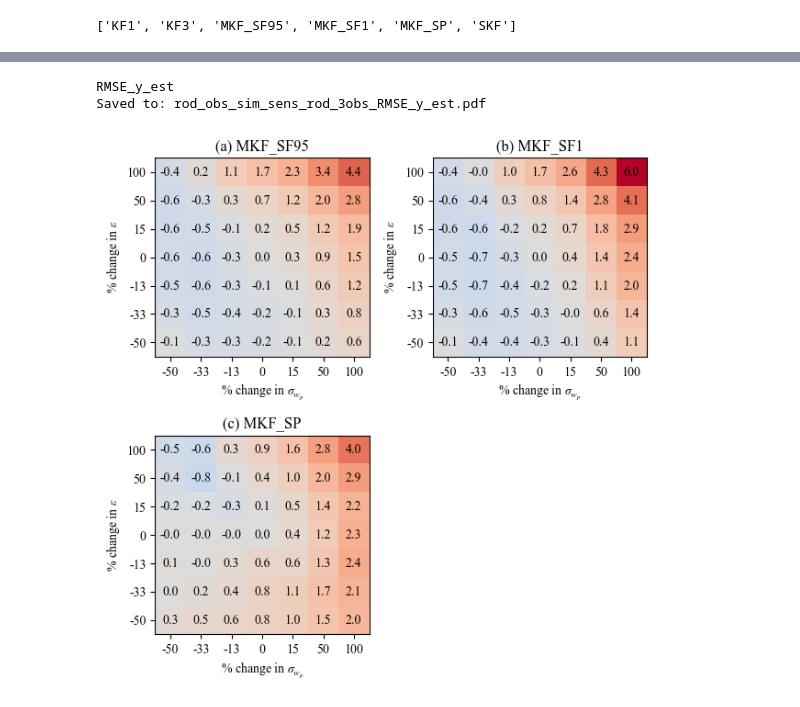
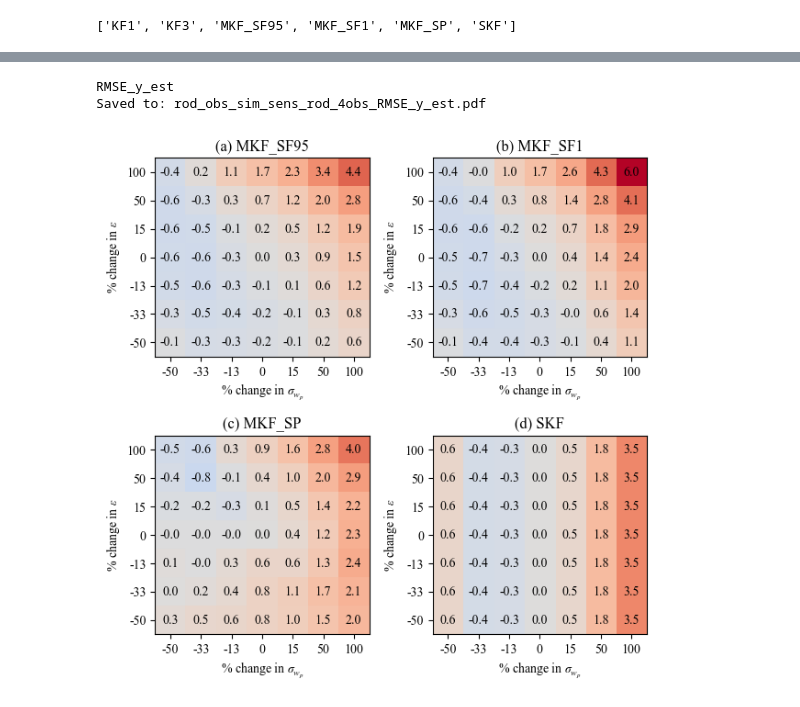
Before and after one commit to billtubbs/thesis-sims, a Jupyter notebook: Heatmap-plots-of-sensitivity-results.ipynb, the cells around one changed output, grey strips where cells are left out. Cells and saved outputs as stored; diff of their text form; code cells hidden in the pictures.

```diff
--- a/Heatmap-plots-of-sensitivity-results.ipynb
+++ b/Heatmap-plots-of-sensitivity-results.ipynb
@@ -310,7 +262,6 @@ summary_results.head()
 5 rows × 1218 columns
 # %%
 obs_label = 'MKF_SF95'
-centre_point = (0.01, 0.2717)
 xlabel = "% change in $\sigma_{w_p}$"
 ylabel = "% change in $\epsilon$"
 minmax = (-0.5, 0.5)
@@ -322,12 +273,3 @@ obs_labels = summary_results.loc[:, labels].iloc[0].tolist()
 obs_labels
 # %% [output]
 ['KF1', 'KF3', 'MKF_SF95', 'MKF_SF1', 'MKF_SP', 'SKF']
-# %%
-var_names = ['epsilon', 'sigma_wp_1_2']
-centre_points = {'epsilon': 0.01, 'sigma_wp_1_2': 0.2717}
-var_values = {name: summary_results[name].unique().tolist() for name in var_names}
-for name in var_names:
-    x = pd.Series(var_values[name], name=name)
-    pct_chg = pd.Series((100*(x - centre_points[name]) / centre_points[name]).round(0).astype(int), name='%')
-    values = pd.concat([x, pct_chg], axis=1)
-    print(values)
@@ -386,6 +303,7 @@ metric_labels
 # %%
 for metric_label in metric_labels:
     data = sensitivity_data[f'{metric_label}_{obs_label}']
+    centre_point = tuple(centre_points.values())
     print(metric_label)
     plt.figure(figsize=(3.21, 3.15))
     make_sensitivity_heatmap(data, centre_point, xlabel, ylabel,
@@ -424,7 +342,7 @@ obs_labels
 # %% [output]
 ['KF1', 'KF3', 'MKF_SF95', 'MKF_SF1', 'MKF_SP', 'SKF']
 # %%
-obs_labels_select = ['MKF_SF95', 'MKF_SF1', 'MKF_SP']  # TODO: need to check sims for SKF
+obs_labels_select = ['MKF_SF95', 'MKF_SF1', 'MKF_SP', 'SKF']
 # ['RMSE_y_est', 'RMSE_tr_y_est', 'RMSE_ss_y_est', 'Var_ss_y_est', 'RMSD_ss_y_est']
 metric_label = 'RMSE_y_est'
 
@@ -441,30 +359,31 @@ sensitivity_data.shape
 # %%
 print(metric_label)
 fig, axes = plt.subplots(2, 2, figsize=(6.2, 6.2))
 
 if len(obs_labels_select) == 3:
     axes[1, 1].remove()
 
 c = 'a'
 for obs_label, ax in zip(obs_labels_select, axes.flatten()):
     data = sensitivity_data[f'{metric_label}_{obs_label}']
+    centre_point = tuple(centre_points.values())
     make_sensitivity_heatmap(
         data, centre_point, xlabel, ylabel, ax=ax,
         title=f"({c}) {obs_label}",
         transform='pct', minmax=[-6, 6], fmt='{:.1f}',
         reverse_y=True
     )
     # Increment index letter
     c = chr(ord(c) + 1)
 
 plt.tight_layout()
-filename = f'rod_obs_sim_sens_rod_3obs_{metric_label}.pdf'
+filename = f'rod_obs_sim_sens_rod_4obs_{metric_label}.pdf'
 plt.savefig(os.path.join(plot_dir, filename))
 print(f"Saved to: {filename}")
-filename = f'rod_obs_sim_sens_rod_3obs_{metric_label}.png'
+filename = f'rod_obs_sim_sens_rod_4obs_{metric_label}.png'
 plt.savefig(os.path.join(plot_dir, filename), dpi=300)
 plt.show()
 # %% [output]
 RMSE_y_est
-Saved to: rod_obs_sim_sens_rod_3obs_RMSE_y_est.pdf
+Saved to: rod_obs_sim_sens_rod_4obs_RMSE_y_est.pdf
-[figure, old version]
+[figure, new version]
```
Also changed, not shown: parts of 23 cells of this notebook, 8 other files.
